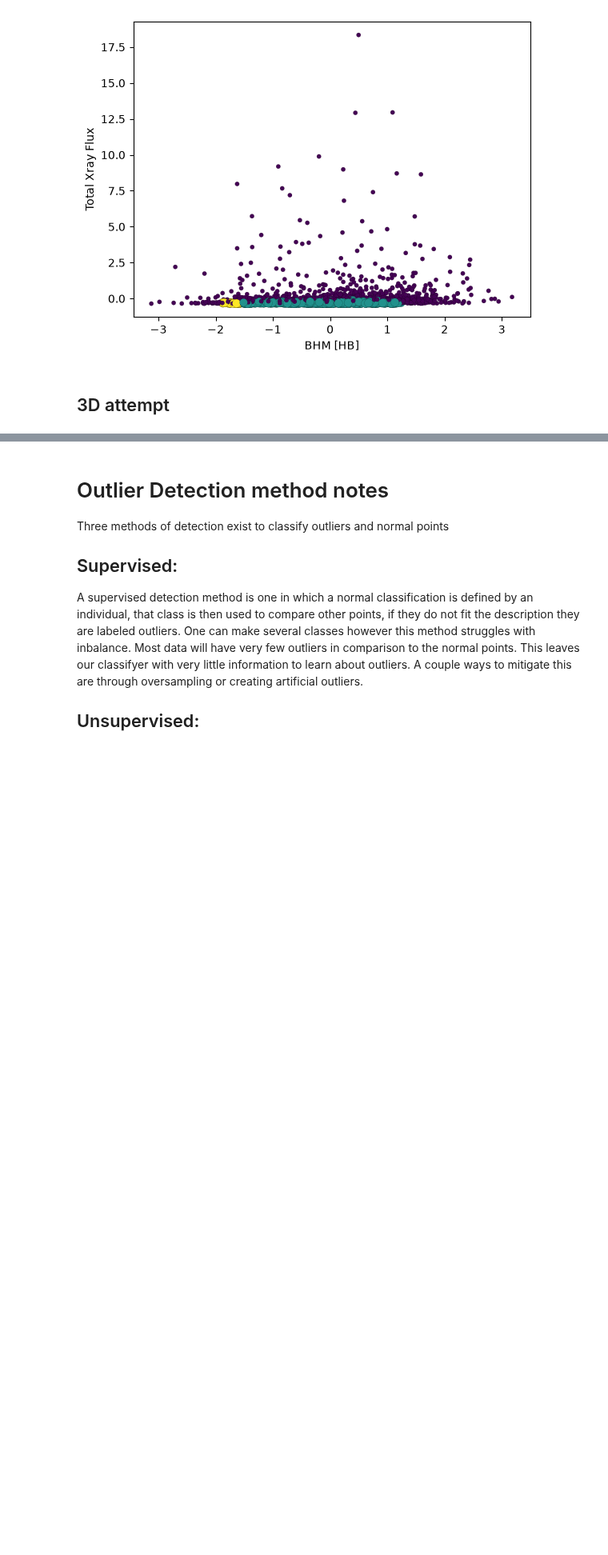
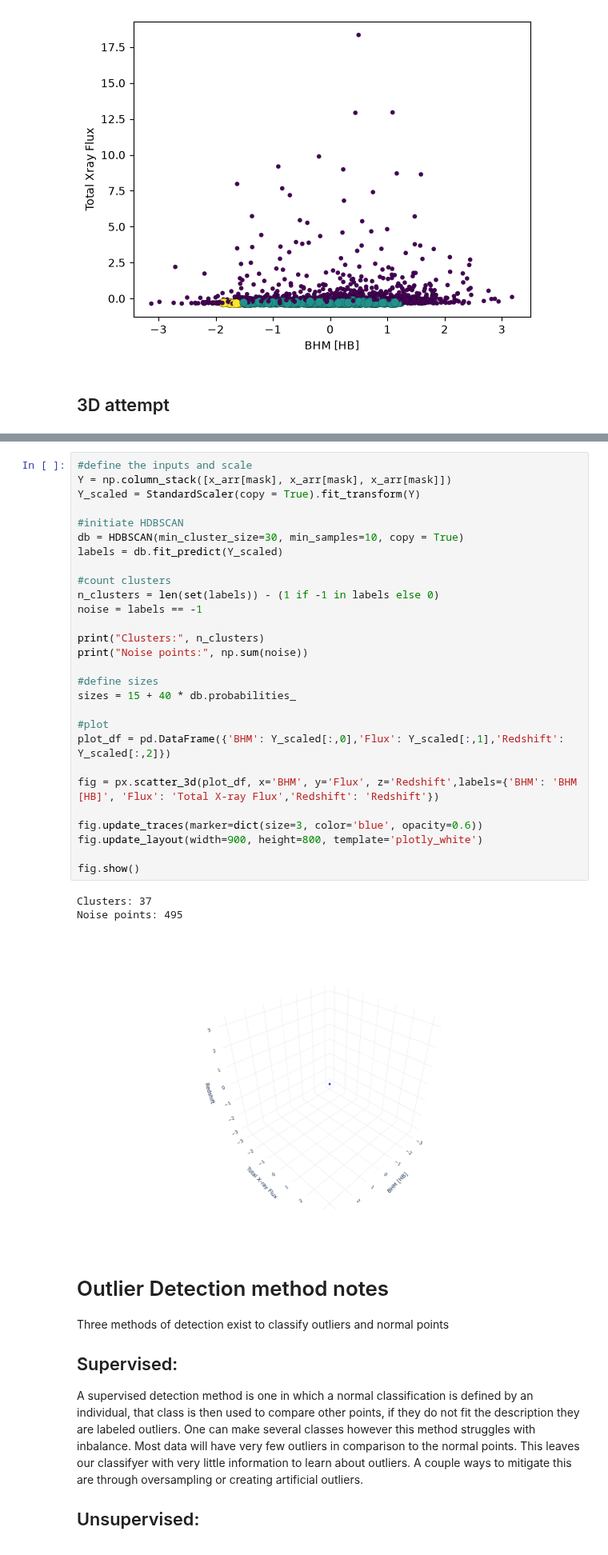
Before and after one commit to Emlilio/Quasars26, a Jupyter notebook: Initial_data_review.ipynb, the cells around one changed output, grey strips where cells are left out. Shown at 80% size. Saved outputs shown, nothing was run; the diff lists cells and outputs as text; blank space fills up the shorter version.

Commit message:
Started 3D HDBSCAN attempt

```diff
--- a/Initial_data_review.ipynb
+++ b/Initial_data_review.ipynb
@@ -347,3 +347,35 @@ plt.show()
+# %%
+#define the inputs and scale
+Y = np.column_stack([x_arr[mask], x_arr[mask], x_arr[mask]])
+Y_scaled = StandardScaler(copy = True).fit_transform(Y)
+
+#initiate HDBSCAN
+db = HDBSCAN(min_cluster_size=30, min_samples=10, copy = True)
+labels = db.fit_predict(Y_scaled)
+
+#count clusters
+n_clusters = len(set(labels)) - (1 if -1 in labels else 0)
+noise = labels == -1
+
+print("Clusters:", n_clusters)
+print("Noise points:", np.sum(noise))
+
+#define sizes
+sizes = 15 + 40 * db.probabilities_
+
+#plot
+plot_df = pd.DataFrame({'BHM': Y_scaled[:,0],'Flux': Y_scaled[:,1],'Redshift': Y_scaled[:,2]})
+
+fig = px.scatter_3d(plot_df, x='BHM', y='Flux', z='Redshift',labels={'BHM': 'BHM [HB]', 'Flux': 'Total X-ray Flux','Redshift': 'Redshift'})
+
+fig.update_traces(marker=dict(size=3, color='blue', opacity=0.6))
+fig.update_layout(width=900, height=800, template='plotly_white')
+
+fig.show()
+# %% [output]
+Clusters: 37
+Noise points: 495
+[figure, added]
 # %% [markdown]
 # Outlier Detection method notes
 Three methods of detection exist to classify outliers and normal points
```
Also changed, not shown: parts of 3 cells of this notebook.
